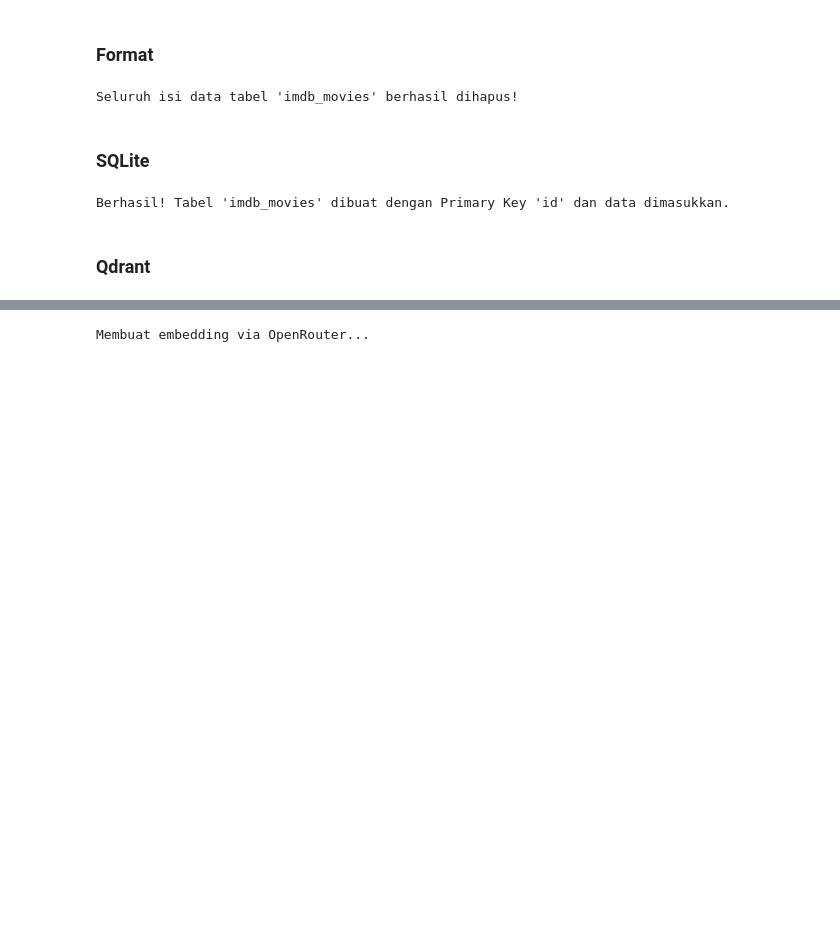
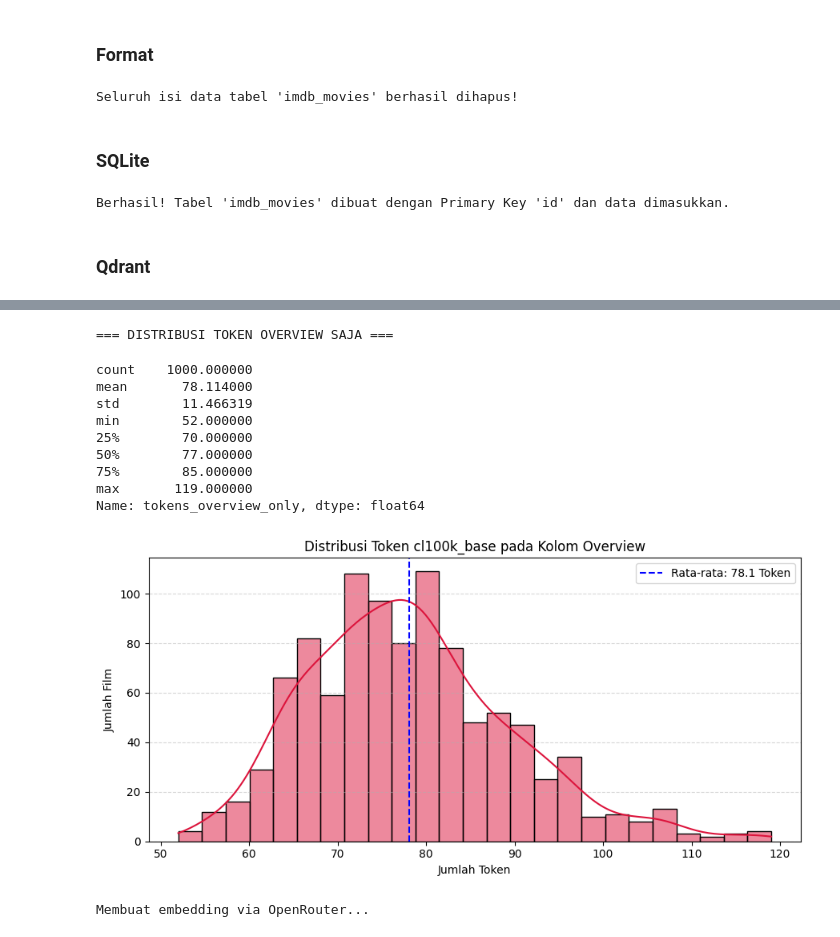
Before and after one commit to ipul122/Cp3_anwar, a Jupyter notebook: data/ingest.ipynb, the cells around one changed output, grey strips where cells are left out. Cells and saved outputs as stored; diff of their text form; code cells hidden in the pictures; blank space fills up the shorter version.

```diff
--- a/data/ingest.ipynb
+++ b/data/ingest.ipynb
@@ -168,25 +168,3 @@ plt.show()
 # %%
 columns_to_drop = ['Runtime', 'Released_Year', 'Gross']
 clean_data = data.drop(columns=[col for col in columns_to_drop if col in data.columns])
-# %%
-# 1. Menggunakan encoder standar cl100k_base
-encoding = tiktoken.get_encoding("cl100k_base")
-
-# 2. Fungsi sederhana menghitung token untuk kolom Overview
-data['tokens_overview_only'] = data['Overview'].fillna('').apply(lambda x: len(encoding.encode(str(x))))
-
-# 3. Tampilkan statistik deskriptif sederhana
-print("=== DISTRIBUSI TOKEN OVERVIEW SAJA ===")
-display(data['tokens_overview_only'].describe())
-
-# 4. Plot distribusi
-plt.figure(figsize=(9, 4.5))
-sns.histplot(data=data, x='tokens_overview_only', kde=True, color='crimson', bins=25)
-plt.axvline(data['tokens_overview_only'].mean(), color='blue', linestyle='--', label=f"Rata-rata: {data['tokens_overview_only'].mean():.1f} Token")
-plt.title('Distribusi Token cl100k_base pada Kolom Overview', fontsize=12)
-plt.xlabel('Jumlah Token')
-plt.ylabel('Jumlah Film')
-plt.legend()
-plt.grid(axis='y', linestyle='--', alpha=0.5)
-plt.tight_layout()
-plt.show()
@@ -302,4 +297,38 @@ df_result
 1000 rows × 2 columns
+# %%
+# 1. Menggunakan encoder standar cl100k_base
+encoding = tiktoken.get_encoding("cl100k_base")
+
+# 2. Fungsi sederhana menghitung token untuk kolom Overview
+data['tokens_overview_only'] = df_result['text_to_embed'].fillna('').apply(lambda x: len(encoding.encode(str(x))))
+
+# 3. Tampilkan statistik deskriptif sederhana
+print("=== DISTRIBUSI TOKEN OVERVIEW SAJA ===")
+display(data['tokens_overview_only'].describe())
+
+# 4. Plot distribusi
+plt.figure(figsize=(9, 4.5))
+sns.histplot(data=data, x='tokens_overview_only', kde=True, color='crimson', bins=25)
+plt.axvline(data['tokens_overview_only'].mean(), color='blue', linestyle='--', label=f"Rata-rata: {data['tokens_overview_only'].mean():.1f} Token")
+plt.title('Distribusi Token cl100k_base pada Kolom Overview', fontsize=12)
+plt.xlabel('Jumlah Token')
+plt.ylabel('Jumlah Film')
+plt.legend()
+plt.grid(axis='y', linestyle='--', alpha=0.5)
+plt.tight_layout()
+plt.show()
+# %% [output]
+=== DISTRIBUSI TOKEN OVERVIEW SAJA ===
+count    1000.000000
+mean       78.114000
+std        11.466319
+min        52.000000
+25%        70.000000
+50%        77.000000
+75%        85.000000
+max       119.000000
+Name: tokens_overview_only, dtype: float64
+[figure, added]
 # %%
 from pathlib import Path
 import os
```
Also changed, not shown: parts of 9 cells of this notebook, 7 other files.
